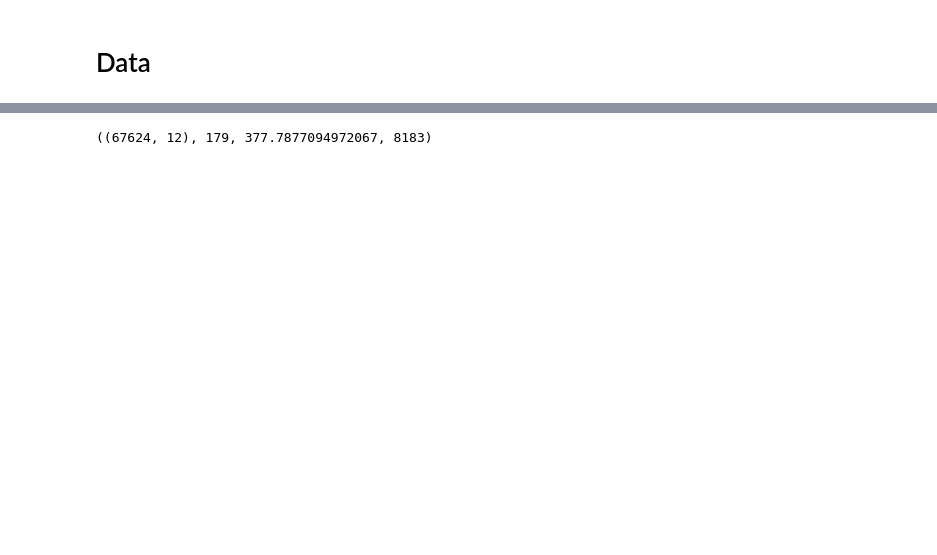
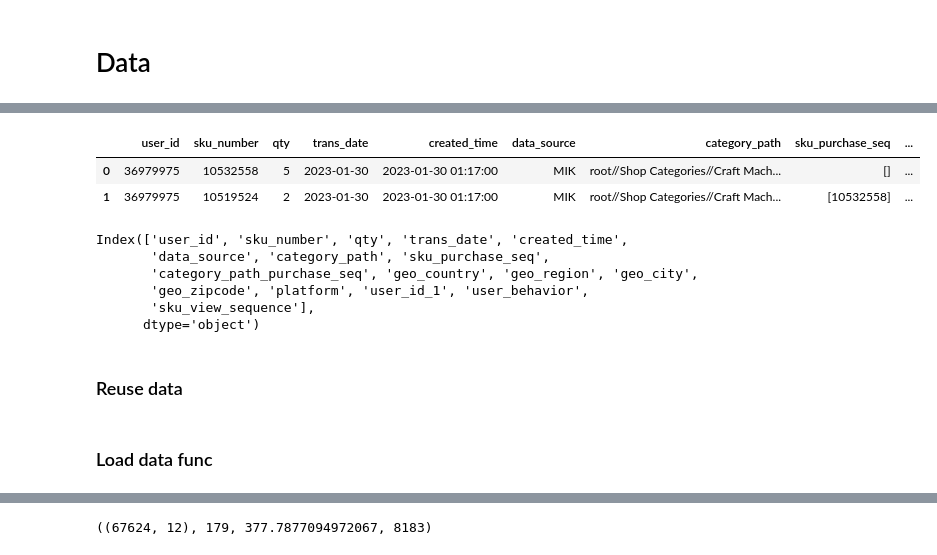
Before and after one commit to lingyu001/Recommendation, a Jupyter notebook: DNN_data_sampling.ipynb, the cells around one changed output, grey strips where cells are left out. Cells and saved outputs as stored; diff of their text form; code cells hidden in the pictures; blank space fills up the shorter version.

```diff
--- a/DNN_data_sampling.ipynb
+++ b/DNN_data_sampling.ipynb
@@ -27,0 +108,18 @@ gc.collect()
+# %%
+df = bigquery_reader(
+        project_id=bq_project_id, json_credentials_path=json_key_path,
+        query_string=query
+    )
+# %%
+df = df[df['user_id_1'].notna()].reset_index(drop=True)
+df['sku_view_sequence'] = df['user_behavior'].apply(lambda x: np.array([y['item'] for y in x]))
+df['geo_country'] = df['geo_country'].apply(lambda x: x[0]['value'] if x else None)
+df['geo_region'] = df['geo_region'].apply(lambda x: x[0]['value'] if x else None)
+df['geo_city'] = df['geo_city'].apply(lambda x: x[0]['value'] if x else None)
+df['geo_zipcode'] = df['geo_zipcode'].apply(lambda x: x[0]['value'] if x else None)
+df['platform'] = df['platform'].apply(lambda x: x[0]['value'] if x else None)
+print(f"""
+        df shape: {df.shape}, user number: {df['user_id'].nunique()},
+        avg trans per user: {df.groupby('user_id').size().mean()},
+        item number: {df['sku_number'].nunique()}
+        """)
@@ -27,0 +167,15 @@ gc.collect()
+# %%
+df.head(2)
+# %% [output]
+|  | user_id | sku_number | qty | trans_date | created_time | data_source | category_path | sku_purchase_seq | ... |
+| 0 | 36979975 | 10532558 | 5 | 2023-01-30 | 2023-01-30 01:17:00 | MIK | root//Shop Categories//Craft Mach... | [] | ... |
+| 1 | 36979975 | 10519524 | 2 | 2023-01-30 | 2023-01-30 01:17:00 | MIK | root//Shop Categories//Craft Mach... | [10532558] | ... |
+# %%
+df.columns
+# %% [output]
+Index(['user_id', 'sku_number', 'qty', 'trans_date', 'created_time',
+       'data_source', 'category_path', 'sku_purchase_seq',
+       'category_path_purchase_seq', 'geo_country', 'geo_region', 'geo_city',
+       'geo_zipcode', 'platform', 'user_id_1', 'user_behavior',
+       'sku_view_sequence'],
+      dtype='object')
@@ -27,0 +184,2 @@ gc.collect()
+# %% [markdown]
+### Reuse data
@@ -28,3 +188,5 @@ gc.collect()
+# %% [markdown]
+### Load data func
 # %%
 def get_sale_view_data(days, top_user_num):
     query = f"""
```
Also changed, not shown: parts of 56 cells of this notebook, 2 other files.
